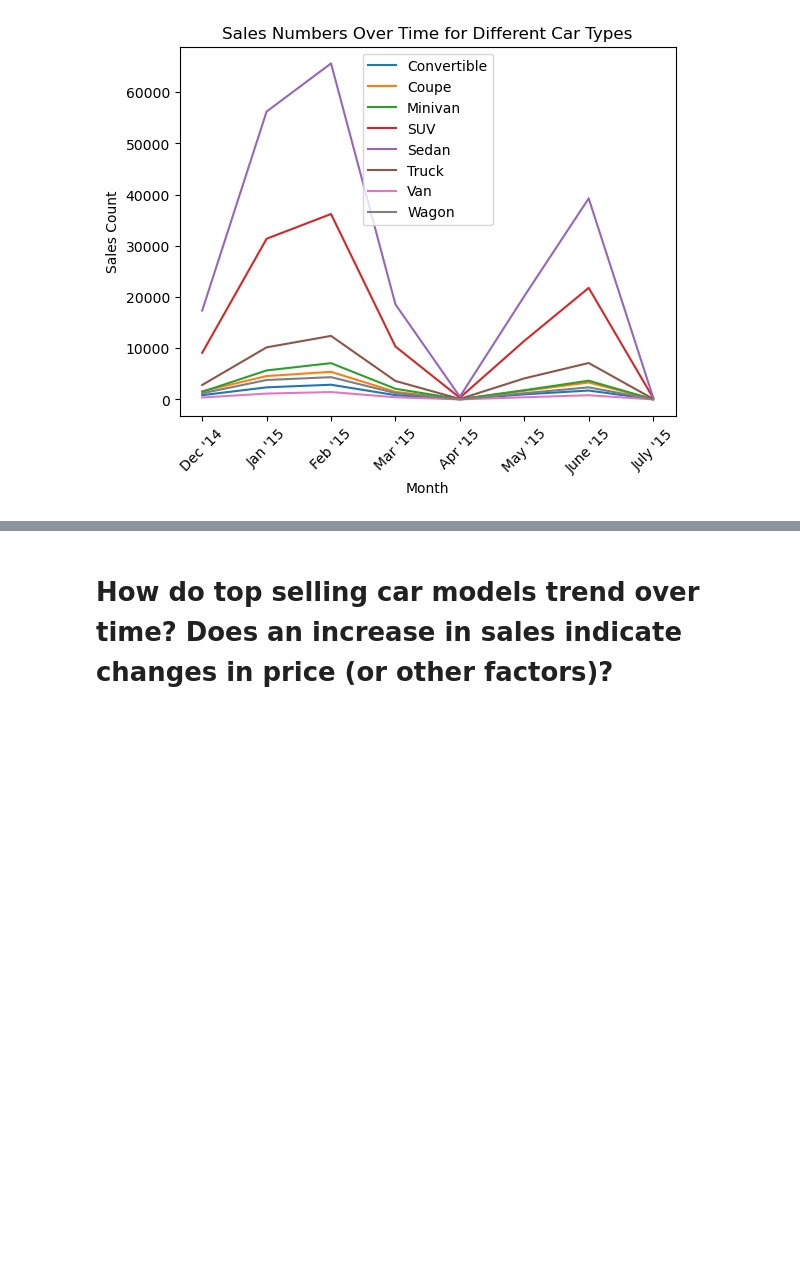
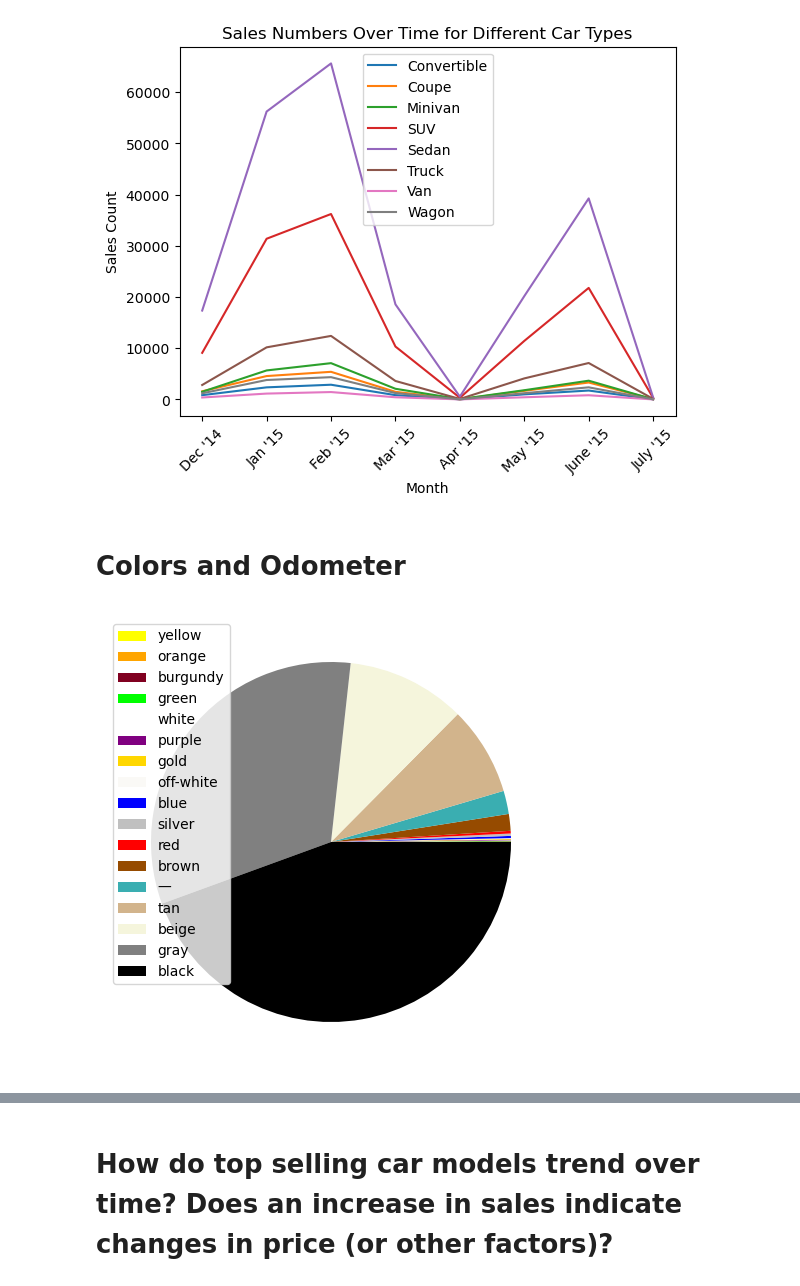
Before and after one commit to marsh52/project1, a Jupyter notebook: car_sales_analysis .ipynb, the cells around one changed output, grey strips where cells are left out. Drawn from its saved outputs; the diff is of its cells as text; code cells hidden in the pictures; blank space fills up the shorter version.

```diff
--- a/car_sales_analysis .ipynb
+++ b/car_sales_analysis .ipynb
@@ -127,3 +127,50 @@ plt.savefig('Output/typeSalesOverTime.png')
 plt.show()
 # %% [output]
 [figure]
+# %% [markdown]
+# Colors and Odometer
+# %%
+
+car_interior = cars_clean_df.groupby("interior")[["mmr", "sellingprice"]].count().reset_index().sort_values('sellingprice', ascending = True)
+
+car_interior_sum = car_interior['sellingprice'].sum()
+
+car_col = cars_clean_df.groupby("color")[["mmr", "sellingprice"]].mean().reset_index()
+car_col
+
+car_interior
+for inte in car_col["sellingprice"]:
+    car_interior['percentofcountinterior'] = car_interior['sellingprice'] / car_interior_sum * 100
+
+car_interior
+carmi = car_interior.sort_values("sellingprice", ascending = True)
+carmi
+
+colors_use = [
+    "#FFFF00",
+    "#FFA500",
+    "#800020",
+    "#00FF00",
+    "#FFFFFF",
+    "#800080",
+    "#FFD700",
+    "#FAF9F6",
+    "#0000FF",
+    "#C0C0C0",
+    "#FF0000",
+    "#964B00",
+    "#3AAEB1",
+    "#D2B48C",
+    "#F5F5DC",
+    "#808080",
+    "#000000",
+]
+# carmen car_ma.drop()
+
+plt.pie(carmi["sellingprice"], colors= colors_use)
+plt.tight_layout()
+plt.legend(carmi["interior"])
+plt.savefig('Output/interiorPie.png')
+plt.show()
+# %% [output]
+[figure, added]
```
Also changed, not shown: parts of 6 cells of this notebook, 6 other files.
